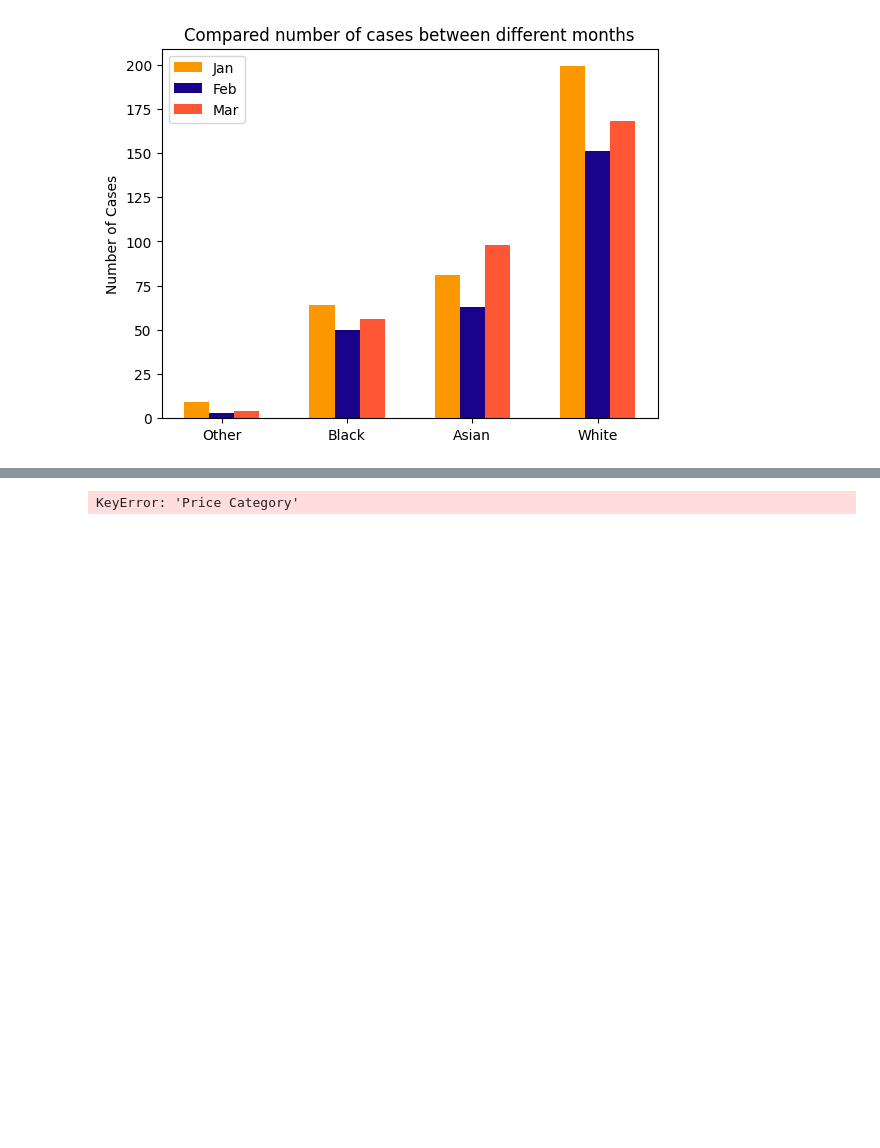
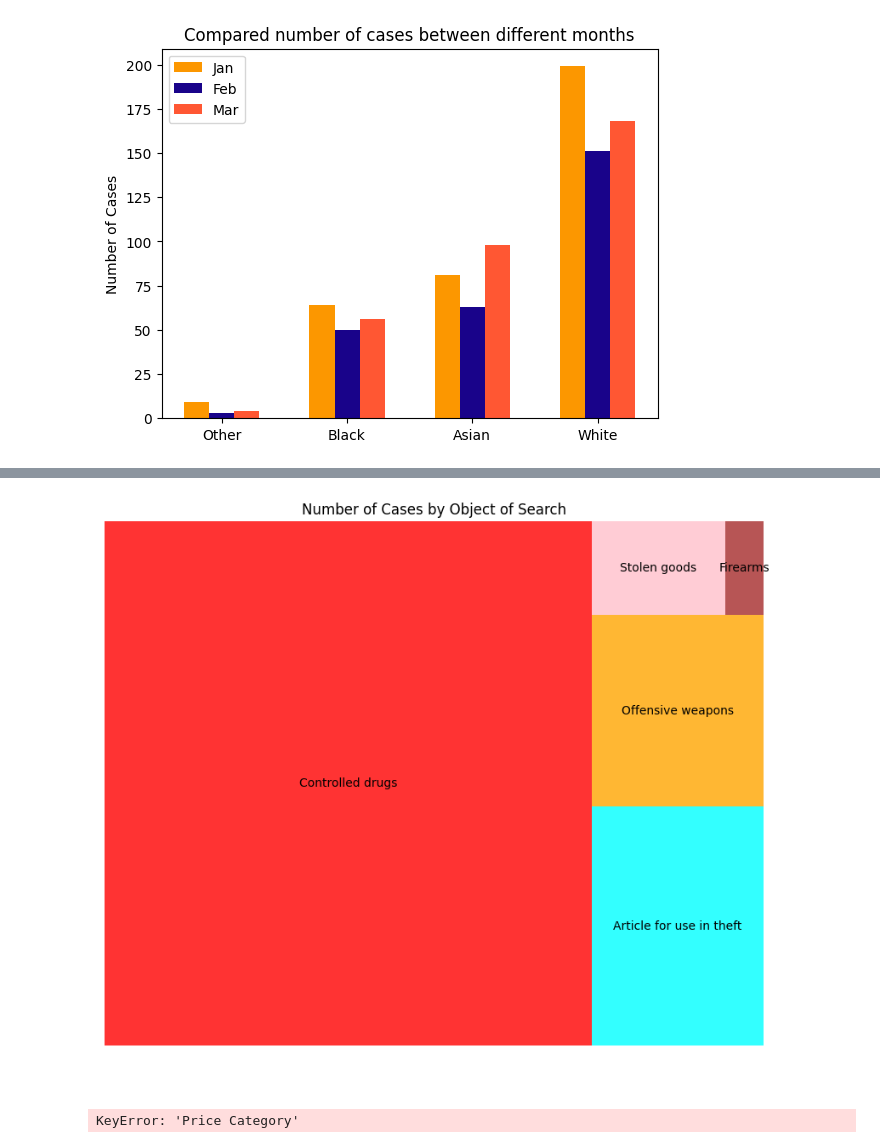
Before and after one commit to TKhahahah/dataviz2025, a Jupyter notebook: Visualize_Data_Comparison_2025.ipynb, the cells around one changed output, grey strips where cells are left out. Saved outputs shown, nothing was run; the diff lists cells and outputs as text; code cells hidden in the pictures; blank space fills up the shorter version.

```diff
--- a/Visualize_Data_Comparison_2025.ipynb
+++ b/Visualize_Data_Comparison_2025.ipynb
@@ -217,3 +227,20 @@ plt.show()
+# %%
+import matplotlib.pyplot as plt
+import squarify
+
+# Calculate the counts of each 'Object of search'
+object_counts = data['Object of search'].value_counts()
+
+# Create the treemap
+plt.figure(figsize=(10, 8))
+squarify.plot(sizes=object_counts.values, label=object_counts.index,color=['red','cyan','orange','pink','brown'], alpha=.8)
+plt.title('Number of Cases by Object of Search')
+plt.axis('off')
+plt.show()
+# %% [output]
+[figure, added]
+# %% [markdown]
+#
 # %%
 # prompt: replace word Budget in the Price Category with รุ่นเริ่มต้น
 
```
Also changed, not shown: parts of 2 cells of this notebook.
